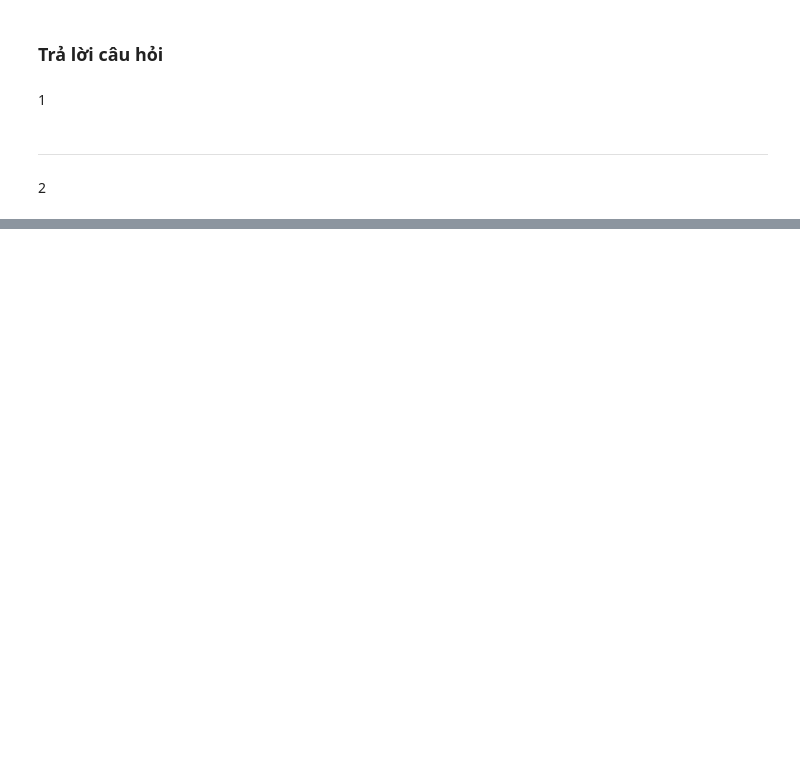
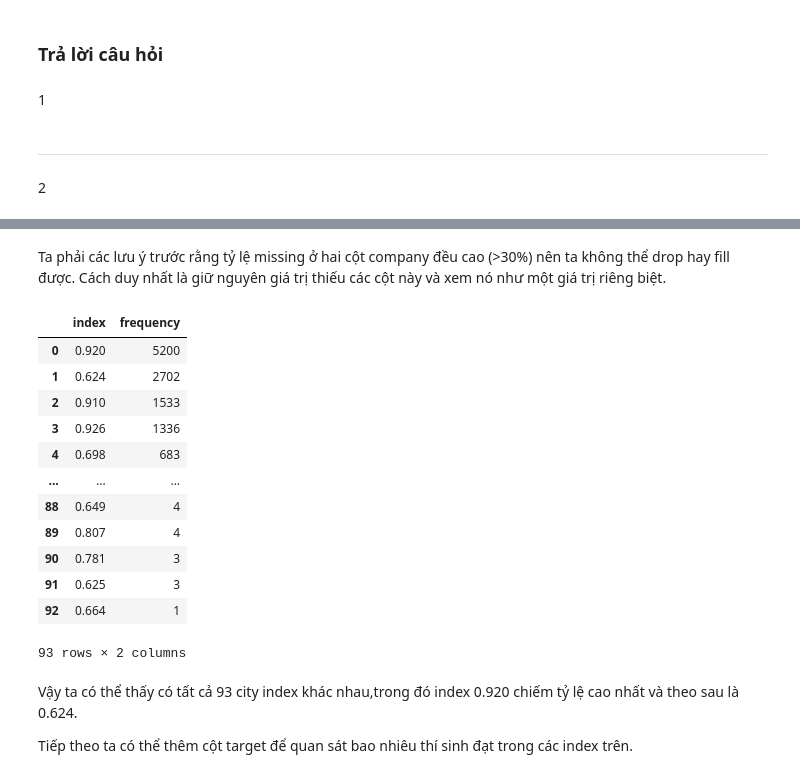
Before and after one commit to molr298/Project_IntroDS, a Jupyter notebook: Final-T.ipynb, the cells around one changed output, grey strips where cells are left out. Cells and saved outputs as stored; diff of their text form; code cells hidden in the pictures; blank space fills up the shorter version.

```diff
--- a/Final-T.ipynb
+++ b/Final-T.ipynb
@@ -132,6 +133,7 @@ Cuối cùng, ta chuyển cột City thành dạng số.
 # %%
 aug_df['city'] = aug_df['city'].str.replace("city_","")
 aug_df['city'] = pd.to_numeric(aug_df['city'])
+aug_df['city_development_index'] = aug_df['city_development_index'].round(decimals=3)
 # %%
 aug_df
 # %% [output]
@@ -240,11 +244,11 @@ def preprocessing_delimiter(value):
         elif "-" in value:
             value_split = value.split("-")
             value_split = [int(i) for i in value_split]
-            value = (value_split[0] + value_split[1]) / 2
+            value = round((value_split[0] + value_split[1]) / 2,0)
         elif "/" in value:
             value_split = value.split("/")
             value_split = [int(i) for i in value_split]
-            value = (value_split[0] + value_split[1]) / 2
+            value = round((value_split[0] + value_split[1]) / 2,0)
         elif "never" in value:
             value = 0
     return value
@@ -316,0 +336,26 @@ Vì các yếu tố cá nhân liên quan trực tiếp tới ứng viên, nên c
+# %%
+works_cols = ['city_development_index','company_size','company_type','target']
+aug_df_work_1 = aug_df[works_cols]
+# %% [markdown]
+Ta phải các lưu ý trước rằng tỷ lệ missing ở hai cột company đều cao (>30%) nên ta không thể drop hay fill được. Cách duy nhất là giữ nguyên giá trị thiếu các cột này và xem nó như một giá trị riêng biệt.
+# %%
+data = aug_df_work_1['city_development_index'].value_counts()
+data_index = list(data.index)
+data_value = [data[x] for x in data_index]
+data = {'index':data_index,'frequency':data_value}
+data_df = pd.DataFrame(data=data)
+data_df
+# %% [output]
+|  | index | frequency |
+| 0 | 0.920 | 5200 |
+| 1 | 0.624 | 2702 |
+| 2 | 0.910 | 1533 |
+| 3 | 0.926 | 1336 |
+| 4 | 0.698 | 683 |
+| ... | ... | ... |
+| 88 | 0.649 | 4 |
+| 89 | 0.807 | 4 |
+| 90 | 0.781 | 3 |
+| 91 | 0.625 | 3 |
+| 92 | 0.664 | 1 |
+93 rows × 2 columns
@@ -316,0 +367,4 @@ Vì các yếu tố cá nhân liên quan trực tiếp tới ứng viên, nên c
+# %% [markdown]
+Vậy ta có thể thấy có tất cả 93 city index khác nhau,trong đó index 0.920 chiếm tỷ lệ cao nhất và theo sau là 0.624.
+
+Tiếp theo ta có thể thêm cột target để quan sát bao nhiêu thí sinh đạt trong các index trên.
```
Also changed, not shown: parts of 25 cells of this notebook.
